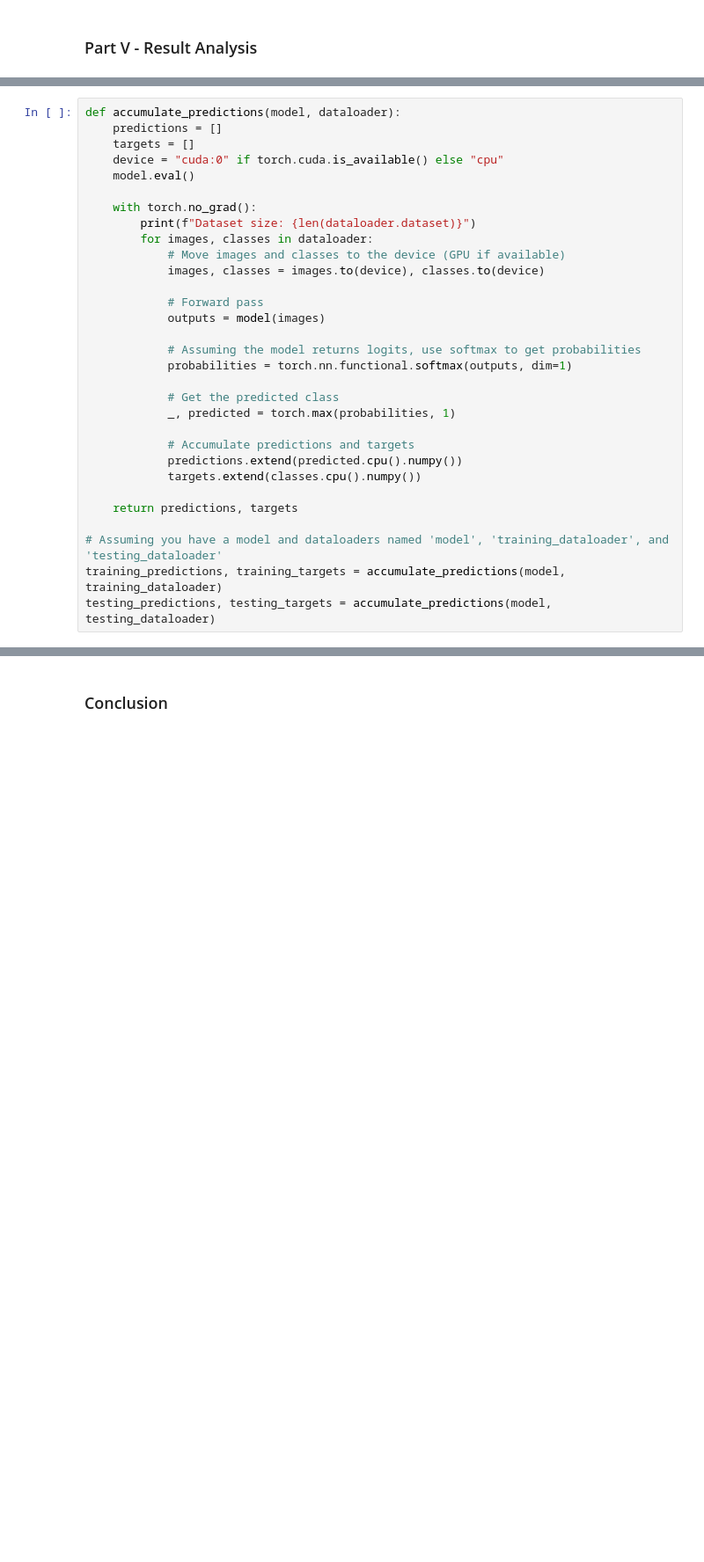
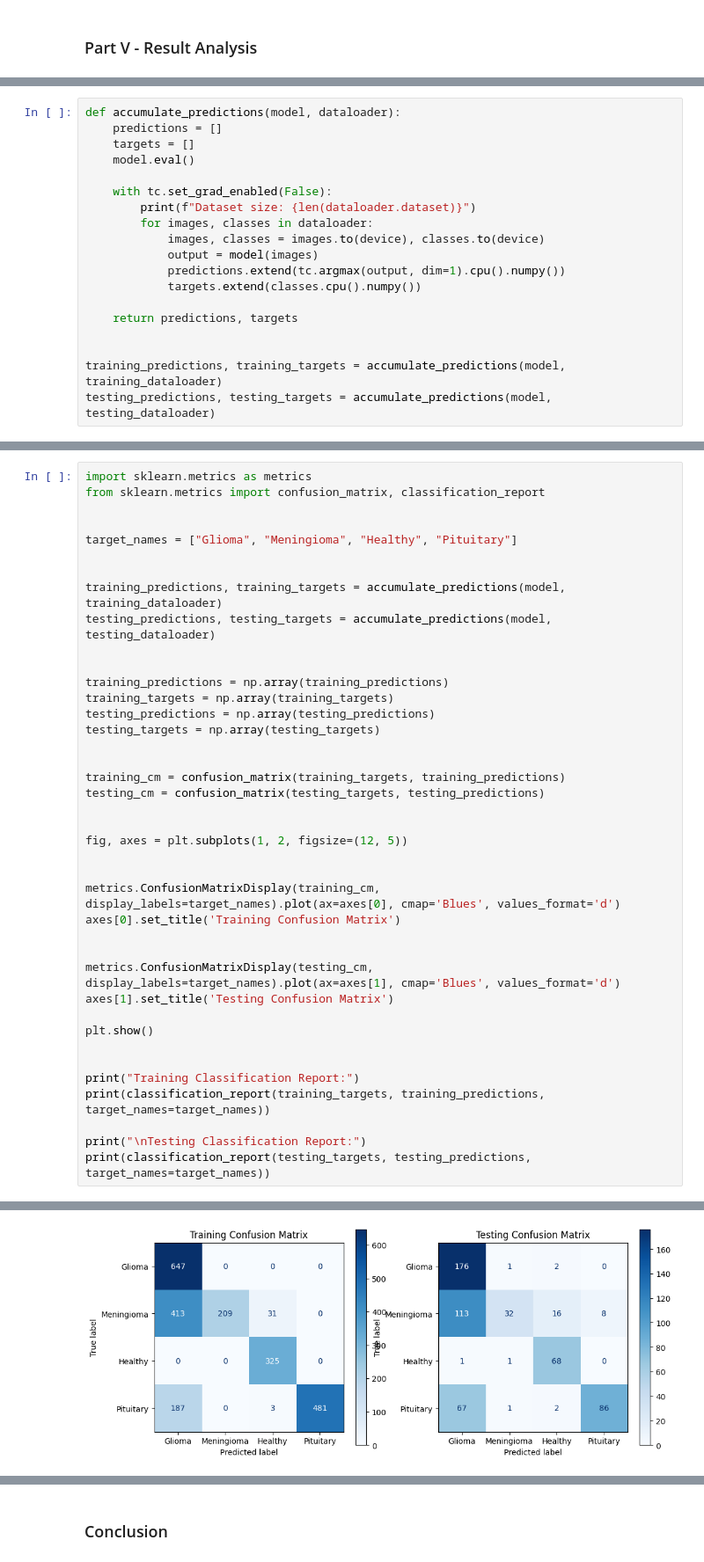
Before and after one commit to Mateleo/EmbeddedAI, a Jupyter notebook: Medical/Lab4_ToComplete.ipynb, the cells around one changed output, grey strips where cells are left out. Shown at 88% size. Cells and saved outputs as stored; diff of their text form; blank space fills up the shorter version.

```diff
--- a/Medical/Lab4_ToComplete.ipynb
+++ b/Medical/Lab4_ToComplete.ipynb
@@ -677,31 +593,19 @@ a dataloader and accumulate all predicitions, together with the corresponding gr
 def accumulate_predictions(model, dataloader):
     predictions = []
     targets = []
-    device = "cuda:0" if torch.cuda.is_available() else "cpu"
     model.eval()
 
-    with torch.no_grad():
+    with tc.set_grad_enabled(False):
         print(f"Dataset size: {len(dataloader.dataset)}")
         for images, classes in dataloader:
-            # Move images and classes to the device (GPU if available)
             images, classes = images.to(device), classes.to(device)
-
-            # Forward pass
-            outputs = model(images)
-
-            # Assuming the model returns logits, use softmax to get probabilities
-            probabilities = torch.nn.functional.softmax(outputs, dim=1)
-
-            # Get the predicted class
-            _, predicted = torch.max(probabilities, 1)
-
-            # Accumulate predictions and targets
-            predictions.extend(predicted.cpu().numpy())
+            output = model(images)
+            predictions.extend(tc.argmax(output, dim=1).cpu().numpy())
             targets.extend(classes.cpu().numpy())
 
     return predictions, targets
 
-# Assuming you have a model and dataloaders named 'model', 'training_dataloader', and 'testing_dataloader'
+
 training_predictions, training_targets = accumulate_predictions(model, training_dataloader)
 testing_predictions, testing_targets = accumulate_predictions(model, testing_dataloader)
 # %% [output]
@@ -756,0 +616,41 @@ weighted avg       0.68      0.50      0.44      2870
+# %%
+import sklearn.metrics as metrics
+from sklearn.metrics import confusion_matrix, classification_report
+
+
+target_names = ["Glioma", "Meningioma", "Healthy", "Pituitary"]
+
+
+training_predictions, training_targets = accumulate_predictions(model, training_dataloader)
+testing_predictions, testing_targets = accumulate_predictions(model, testing_dataloader)
+
+
+training_predictions = np.array(training_predictions)
+training_targets = np.array(training_targets)
+testing_predictions = np.array(testing_predictions)
+testing_targets = np.array(testing_targets)
+
+
+training_cm = confusion_matrix(training_targets, training_predictions)
+testing_cm = confusion_matrix(testing_targets, testing_predictions)
+
+
+fig, axes = plt.subplots(1, 2, figsize=(12, 5))
+
+
+metrics.ConfusionMatrixDisplay(training_cm, display_labels=target_names).plot(ax=axes[0], cmap='Blues', values_format='d')
+axes[0].set_title('Training Confusion Matrix')
+
+
+metrics.ConfusionMatrixDisplay(testing_cm, display_labels=target_names).plot(ax=axes[1], cmap='Blues', values_format='d')
+axes[1].set_title('Testing Confusion Matrix')
+
+plt.show()
+
+
+print("Training Classification Report:")
+print(classification_report(training_targets, training_predictions, target_names=target_names))
+
+print("\nTesting Classification Report:")
+print(classification_report(testing_targets, testing_predictions, target_names=target_names))
+# %% [output]
@@ -756,0 +659 @@ weighted avg       0.68      0.50      0.44      2870
+[figure, added]
```
Also changed, not shown: parts of 45 cells of this notebook, 4 other files.
